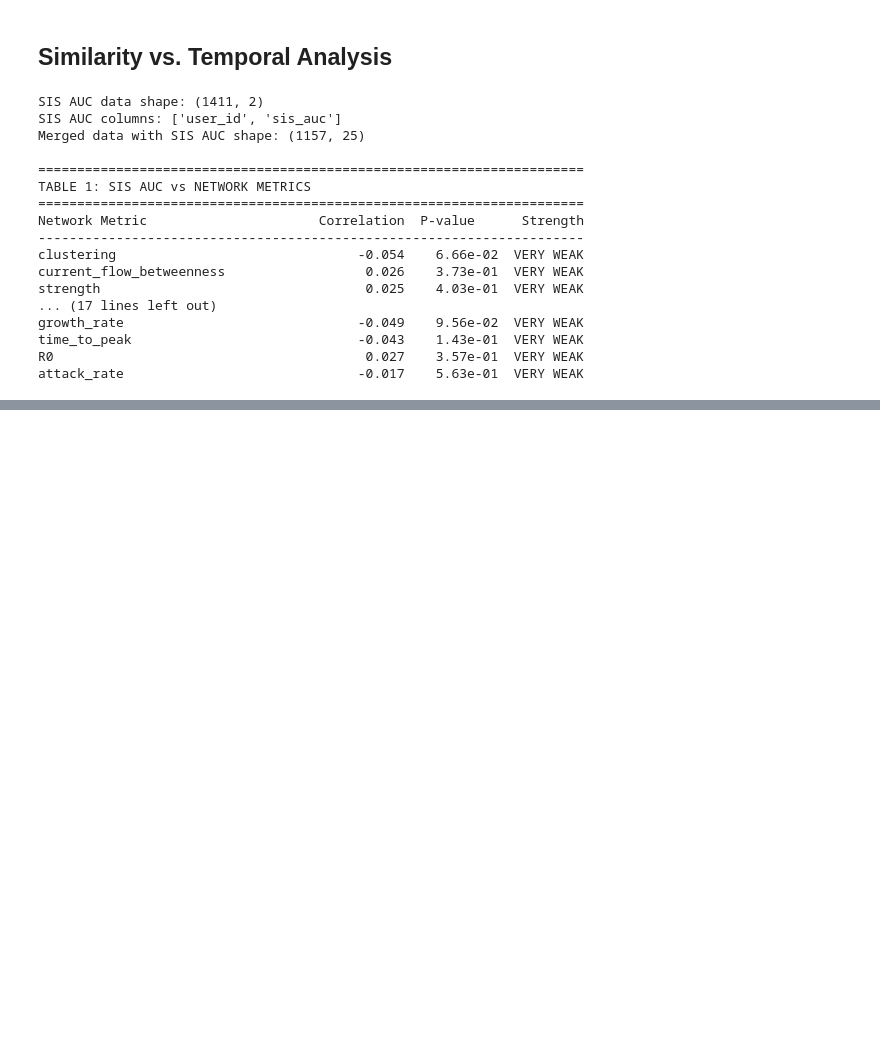
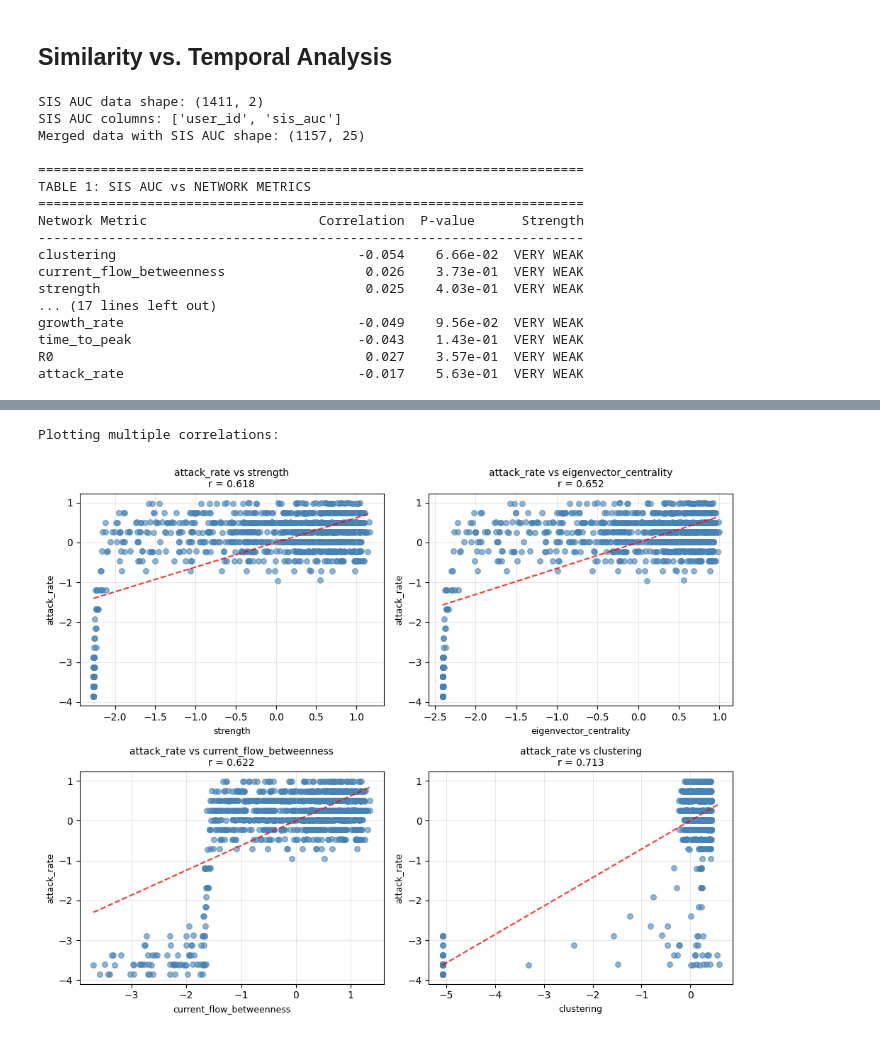
Before and after one commit to Erhan1706/complex-networks, a Jupyter notebook: notebooks/correlation_analysis.ipynb, the cells around one changed output, grey strips where cells are left out. Saved outputs shown, nothing was run; the diff lists cells and outputs as text; code cells hidden in the pictures; blank space fills up the shorter version.

Commit message:
plotting stuff

```diff
--- a/notebooks/correlation_analysis.ipynb
+++ b/notebooks/correlation_analysis.ipynb
@@ -373,0 +376,79 @@ attack_rate                              -0.017    5.63e-01  VERY WEAK
+# %%
+def plot_multiple_correlations(pairs_list, data_df=scaled_data_with_sis, cols=2):
+    """
+    Plot multiple correlation pairs in a grid
+
+    Parameters:
+    - pairs_list: list of tuples [(x1, y1), (x2, y2), ...]
+    - data_df: dataframe containing the metrics
+    - cols: number of columns in the grid
+    """
+    n_plots = len(pairs_list)
+    rows = (n_plots + cols - 1) // cols
+
+    fig, axes = plt.subplots(rows, cols, figsize=(5*cols, 4*rows))
+    if n_plots > 1:
+        axes = axes.flatten()
+    else:
+        axes = [axes]
+
+    for idx, (metric_x, metric_y) in enumerate(pairs_list):
+        if idx >= len(axes):
+            break
+
+        ax = axes[idx]
+
+        # Check if metrics exist
+        if metric_x not in data_df.columns or metric_y not in data_df.columns:
+            ax.text(0.5, 0.5, f"Metrics not found\n{metric_x}\n{metric_y}",
+                   ha='center', va='center', transform=ax.transAxes)
+            ax.set_title(f"Plot {idx+1}: Error", fontsize=10)
+            continue
+
+        # Prepare data
+        plot_data = data_df[[metric_x, metric_y]].dropna()
+
+        if len(plot_data) < 2:
+            ax.text(0.5, 0.5, "Not enough data",
+                   ha='center', va='center', transform=ax.transAxes)
+            ax.set_title(f"{metric_y} vs {metric_x}", fontsize=10)
+            continue
+
+        # Calculate correlation
+        corr, p_value = pearsonr(plot_data[metric_x], plot_data[metric_y])
+
+        # Scatter plot
+        ax.scatter(plot_data[metric_x], plot_data[metric_y],
+                  alpha=0.6, s=30, color='steelblue')
+
+        # Regression line
+        z = np.polyfit(plot_data[metric_x], plot_data[metric_y], 1)
+        p = np.poly1d(z)
+        x_line = np.linspace(plot_data[metric_x].min(), plot_data[metric_x].max(), 100)
+        ax.plot(x_line, p(x_line), "r--", alpha=0.8, linewidth=1.5)
+
+        # Labels and title
+        ax.set_xlabel(metric_x, fontsize=9)
+        ax.set_ylabel(metric_y, fontsize=9)
+        ax.set_title(f'{metric_y} vs {metric_x}\nr = {corr:.3f}', fontsize=10)
+        ax.grid(True, alpha=0.3)
+
+    # Hide empty subplots
+    for idx in range(len(pairs_list), len(axes)):
+        axes[idx].set_visible(False)
+
+    plt.tight_layout()
+    plt.show()
+
+# Plotting multiple correlations
+print("Plotting multiple correlations:")
+example_pairs = [
+    ('strength', 'attack_rate'),
+    ('eigenvector_centrality', 'attack_rate'),
+    ('current_flow_betweenness', 'attack_rate',),
+    ('clustering', 'attack_rate')
+]
+plot_multiple_correlations(example_pairs)
+# %% [output]
+Plotting multiple correlations:
+[figure, added]
```
Also changed, not shown: parts of 4 cells of this notebook.
